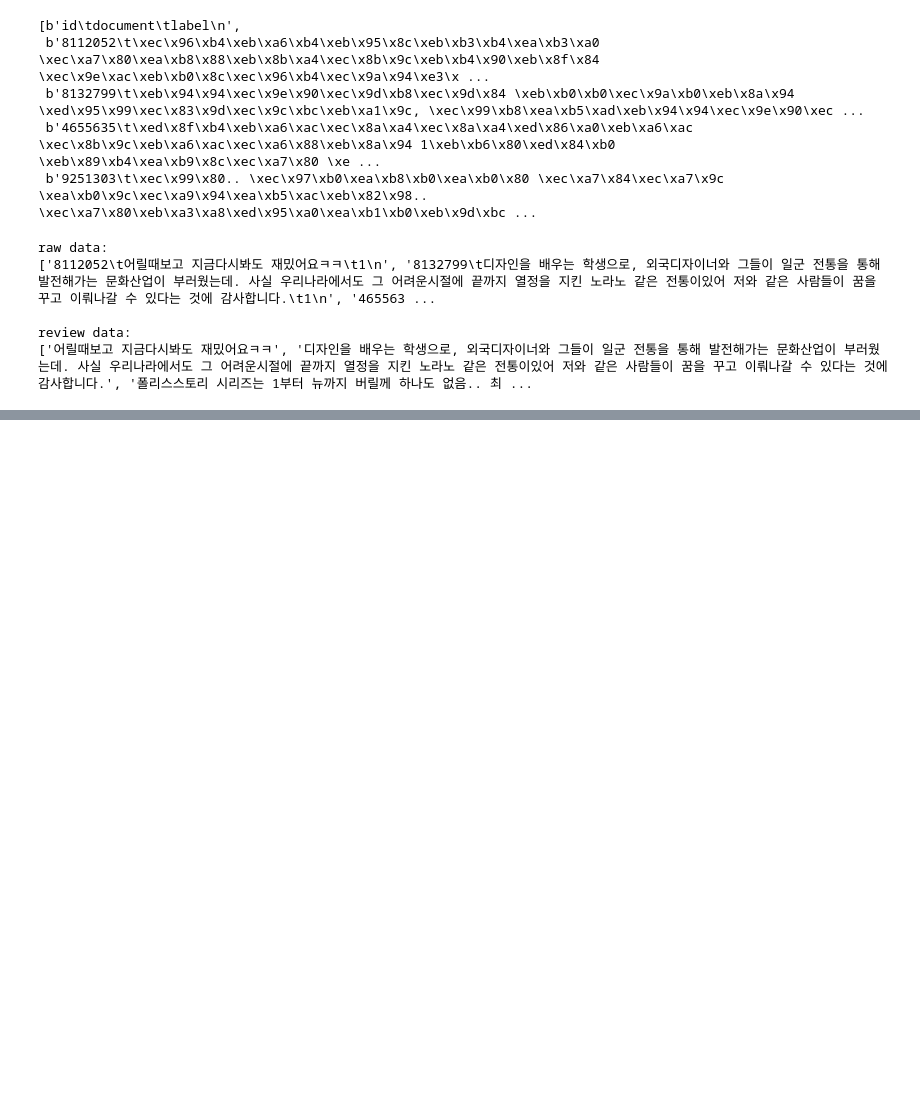
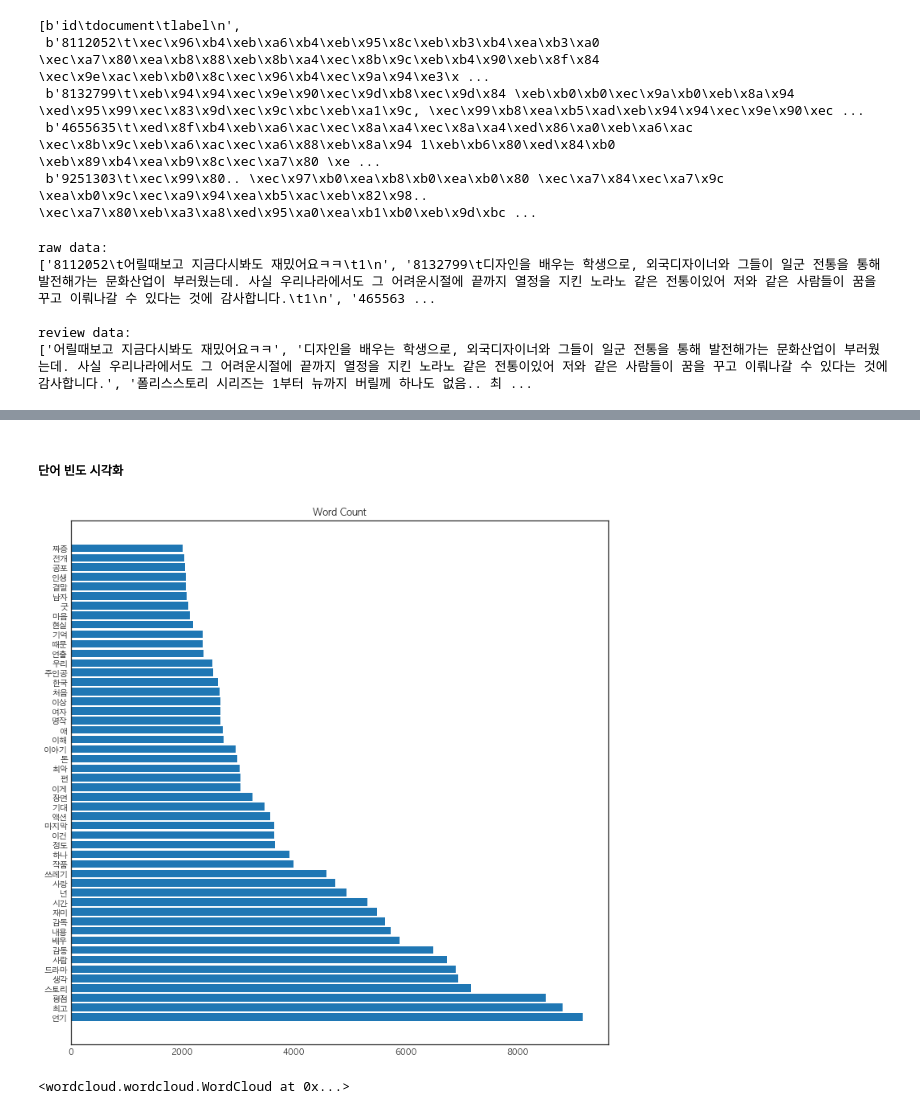
Before and after one commit to dong-hoon-lee/DL_prac, a Jupyter notebook: practices/projects/torch_youtube/suan_nlp.ipynb, the cells around one changed output, grey strips where cells are left out. Cells and saved outputs as stored; diff of their text form; code cells hidden in the pictures; blank space fills up the shorter version.

```diff
--- a/practices/projects/torch_youtube/suan_nlp.ipynb
+++ b/practices/projects/torch_youtube/suan_nlp.ipynb
@@ -416,0 +419,11 @@ review data:
+# %%
+from konlpy.tag import Mecab
+tagger = Mecab()
+
+nouns = []
+
+for review in reviews:
+    for noun in tagger.nouns(review):
+        nouns.append(noun)
+
+nouns[:10]
@@ -416,0 +436,4 @@ review data:
+# %%
+stop_words = '영화 전 난 일 걸 뭐 줄 만 건 분 개 끝 잼 이거 번 중 듯 때 게 내 말 나 수 것 거 점 그'
+stop_words = stop_words.split(' ')
+stop_words
@@ -416,0 +458,10 @@ review data:
+# %%
+# 불용어를 제외한 형태소 분석
+
+nouns = []
+for review in reviews:
+    for noun in tagger.nouns(review):
+        if noun not in stop_words:
+            nouns.append(noun)
+
+nouns[:10]
@@ -416,0 +472,6 @@ review data:
+# %%
+from collections import Counter
+
+noun_counter = Counter(nouns)
+top_nouns = dict(noun_counter.most_common(50))
+top_nouns
@@ -416,0 +496,23 @@ review data:
+# %% [markdown]
+##### 단어 빈도 시각화
+# %%
+import numpy as np
+
+y_pos = np.arange(len(top_nouns))
+
+plt.figure(figsize=(12, 12))
+plt.barh(y_pos, top_nouns.values())
+plt.title('Word Count')
+plt.yticks(y_pos, top_nouns.keys())
+plt.show()
+# %% [output]
+[figure, added]
+# %%
+# Word Cloud
+
+from wordcloud import WordCloud
+
+wc = WordCloud(font_path='/Library/Fonts/AppleGothic.ttf', background_color='white')
+wc.generate_from_frequencies(top_nouns)
+# %% [output]
+<wordcloud.wordcloud.WordCloud at 0x...>
```
Also changed, not shown: parts of 18 cells of this notebook, 1 other file.
